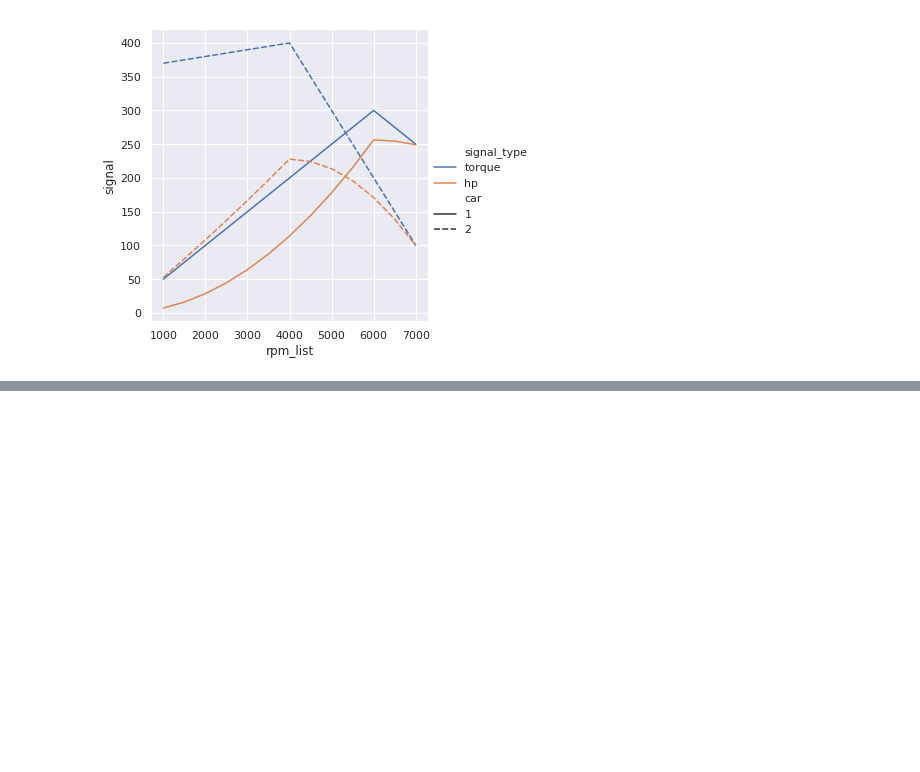
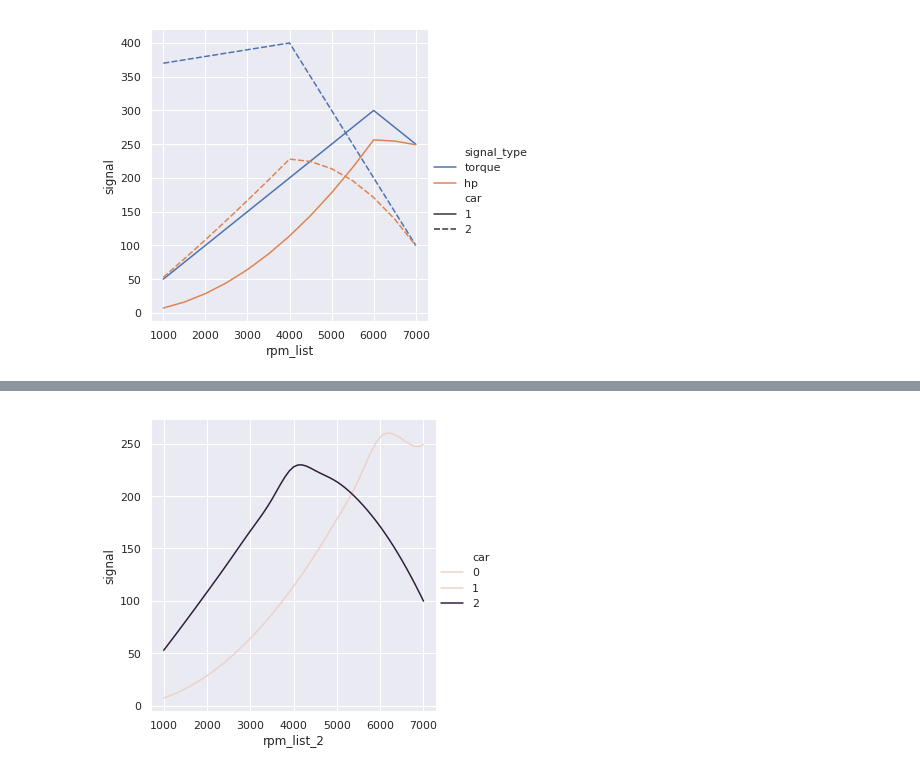
Before and after one commit to artvopilov/spencer, a Jupyter notebook: src/torque_and_horsepowers.ipynb, the cells around one changed output, grey strips where cells are left out. Drawn from its saved outputs; the diff is of its cells as text; code cells hidden in the pictures; blank space fills up the shorter version.

```diff
--- a/src/torque_and_horsepowers.ipynb
+++ b/src/torque_and_horsepowers.ipynb
@@ -46,0 +60,13 @@ sns.relplot(x="rpm_list", y="signal", hue="signal_type", style="car", kind="line
+# %%
+x, y1 = rpm_list, hp_list_1
+hp1_f = interp1d(x, y1, kind='cubic')
+y2 = hp_list_2
+hp2_f = interp1d(x, y2, kind='cubic')
+# %%
+rpm_list_2 = [i for i in range(1000, 7100, 100)]
+# %%
+l2 = len(rpm_list_2)
+df2 = pd.DataFrame(dict(rpm_list_2=rpm_list_2 * 2,
+                        signal=[hp1_f(i).tolist() for i in rpm_list_2] + [hp2_f(i).tolist() for i in rpm_list_2],
+                        car=[1] * l2 + [2] * l2))
+df2.head()
@@ -46,0 +80,4 @@ sns.relplot(x="rpm_list", y="signal", hue="signal_type", style="car", kind="line
+# %%
+sns.relplot(x="rpm_list_2", y="signal", hue="car", kind="line", data=df2);
+# %% [output]
+[figure, added]
```
Also changed, not shown: parts of 6 cells of this notebook.
